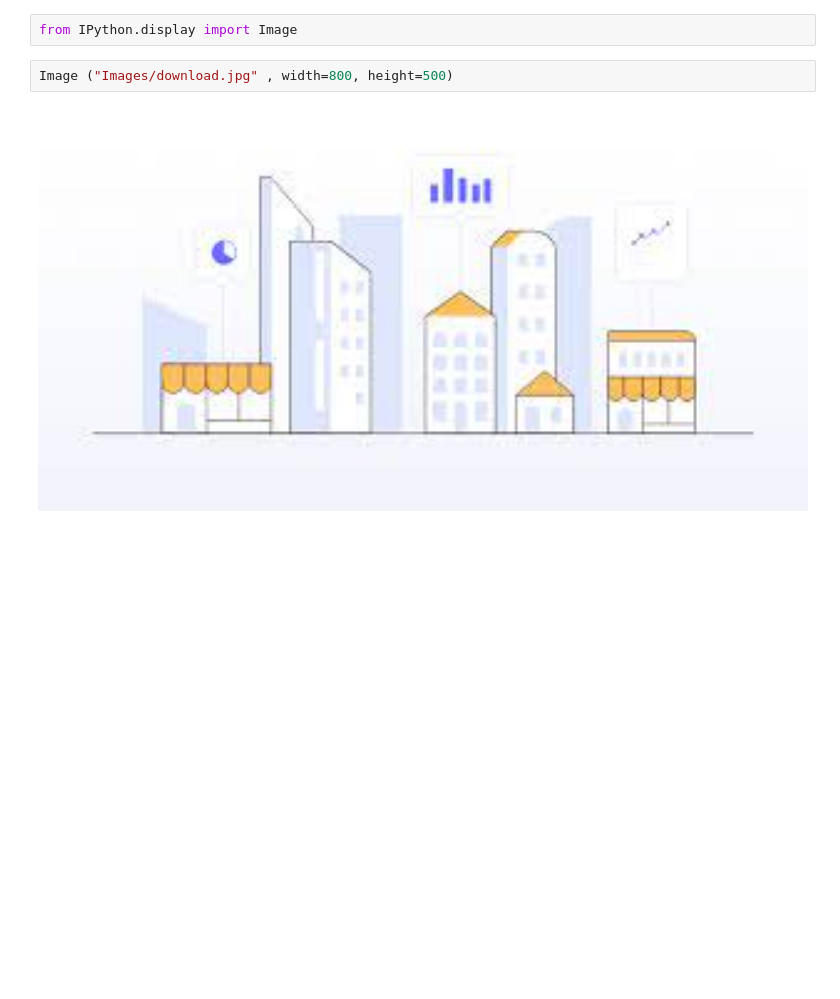
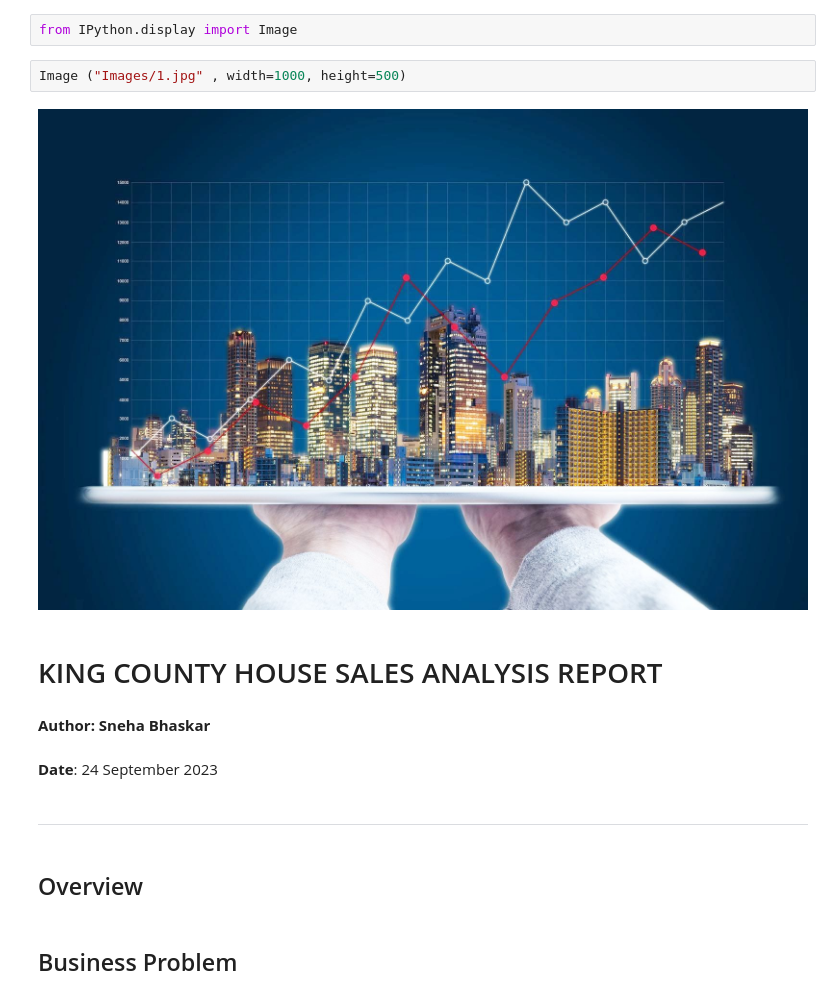
Before and after one commit to Sdec30/Phase2_ProjectDAT7_KCHouseData_SB, a Jupyter notebook: Phase_2_Project.ipynb, the cells around one changed output. Drawn from its saved outputs; the diff is of its cells as text; blank space fills up the shorter version.

```diff
--- a/Phase_2_Project.ipynb
+++ b/Phase_2_Project.ipynb
@@ -6,6 +6,18 @@ Note: you may need to restart the kernel to use updated packages.
 # %%
 from IPython.display import Image
 # %%
-Image ("Images/download.jpg" , width=800, height=500)
+Image ("Images/1.jpg" , width=1000, height=500)
 # %% [output]
-[figure, old version]
+[figure, new version]
+# %% [markdown]
+# KING COUNTY HOUSE SALES ANALYSIS REPORT
+# %% [markdown]
+**Author: Sneha Bhaskar**
+# %% [markdown]
+**Date**: 24 September 2023
+# %% [markdown]
+___________________________________________
+# %% [markdown]
+## Overview
+# %% [markdown]
+## Business Problem
```
Also changed, not shown: parts of 3 cells of this notebook.
